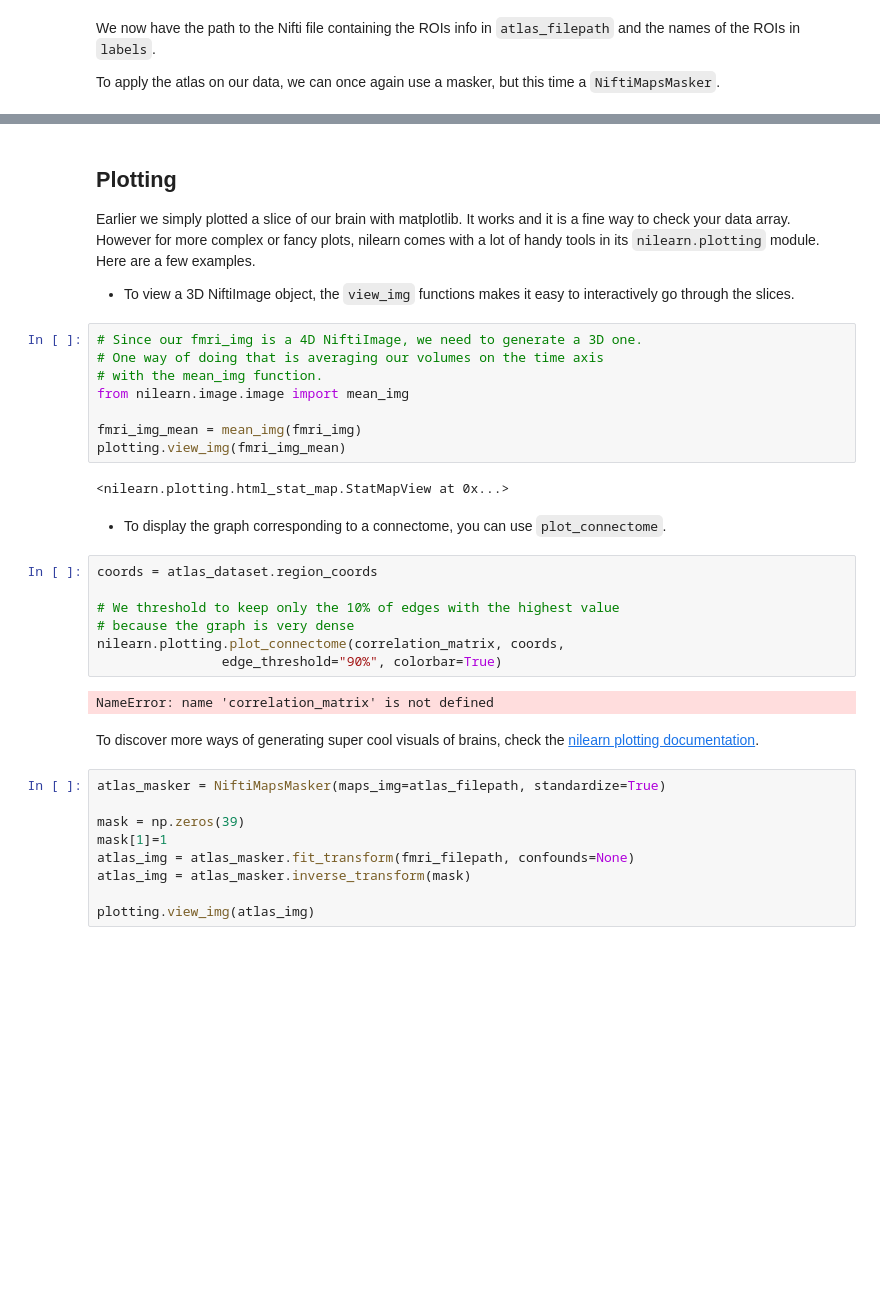
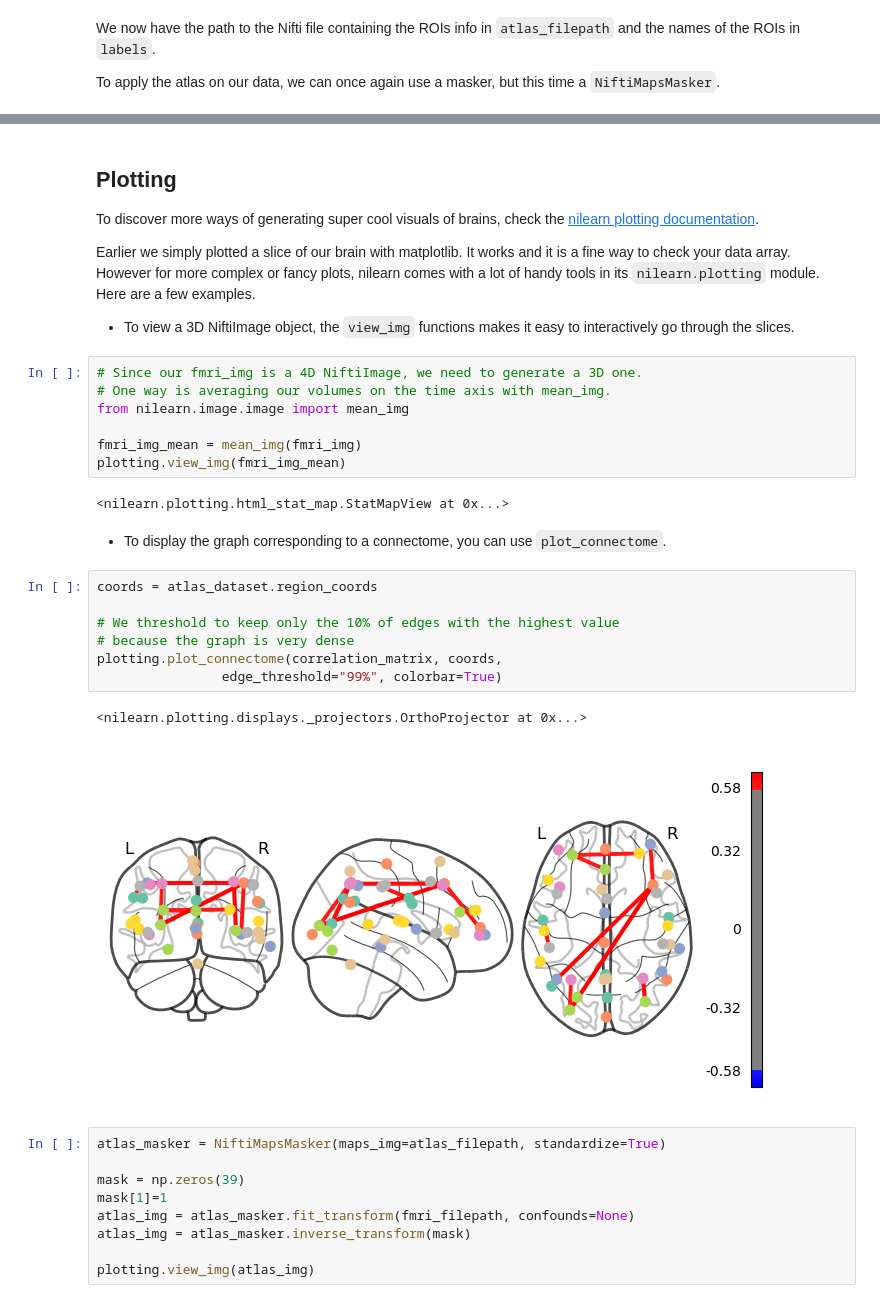
Before and after one commit to SkyStream5240/brainhack2025, a Jupyter notebook: projectVisualizeTest.ipynb, the cells around one changed output, grey strips where cells are left out. Cells and saved outputs as stored; diff of their text form; blank space fills up the shorter version.

```diff
--- a/projectVisualizeTest.ipynb
+++ b/projectVisualizeTest.ipynb
@@ -243,13 +247,14 @@ NameError: name 'nilearn' is not defined
 # %% [markdown]
 ## Plotting
+
+To discover more ways of generating super cool visuals of brains, check the [nilearn plotting documentation](https://nilearn.github.io/plotting/index.html).
 
 Earlier we simply plotted a slice of our brain with matplotlib. It works and it is a fine way to check your data array. However for more complex or fancy plots, nilearn comes with a lot of handy tools in its `nilearn.plotting` module. Here are a few examples.
 
 * To view a 3D NiftiImage object, the `view_img` functions makes it easy to interactively go through the slices.
 # %%
 # Since our fmri_img is a 4D NiftiImage, we need to generate a 3D one.
-# One way of doing that is averaging our volumes on the time axis
-# with the mean_img function.
+# One way is averaging our volumes on the time axis with mean_img.
 from nilearn.image.image import mean_img
 
 fmri_img_mean = mean_img(fmri_img)
@@ -261,14 +266,13 @@ plotting.view_img(fmri_img_mean)
 # %%
 coords = atlas_dataset.region_coords
 
 # We threshold to keep only the 10% of edges with the highest value
 # because the graph is very dense
-nilearn.plotting.plot_connectome(correlation_matrix, coords,
-                edge_threshold="90%", colorbar=True)
+plotting.plot_connectome(correlation_matrix, coords,
+                edge_threshold="99%", colorbar=True)
 # %% [output]
-NameError: name 'correlation_matrix' is not defined
+<nilearn.plotting.displays._projectors.OrthoProjector at 0x...>
+[figure, added]
-# %% [markdown]
-To discover more ways of generating super cool visuals of brains, check the [nilearn plotting documentation](https://nilearn.github.io/plotting/index.html).
 # %%
 atlas_masker = NiftiMapsMasker(maps_img=atlas_filepath, standardize=True)
 
```
Also changed, not shown: parts of 25 cells of this notebook.
